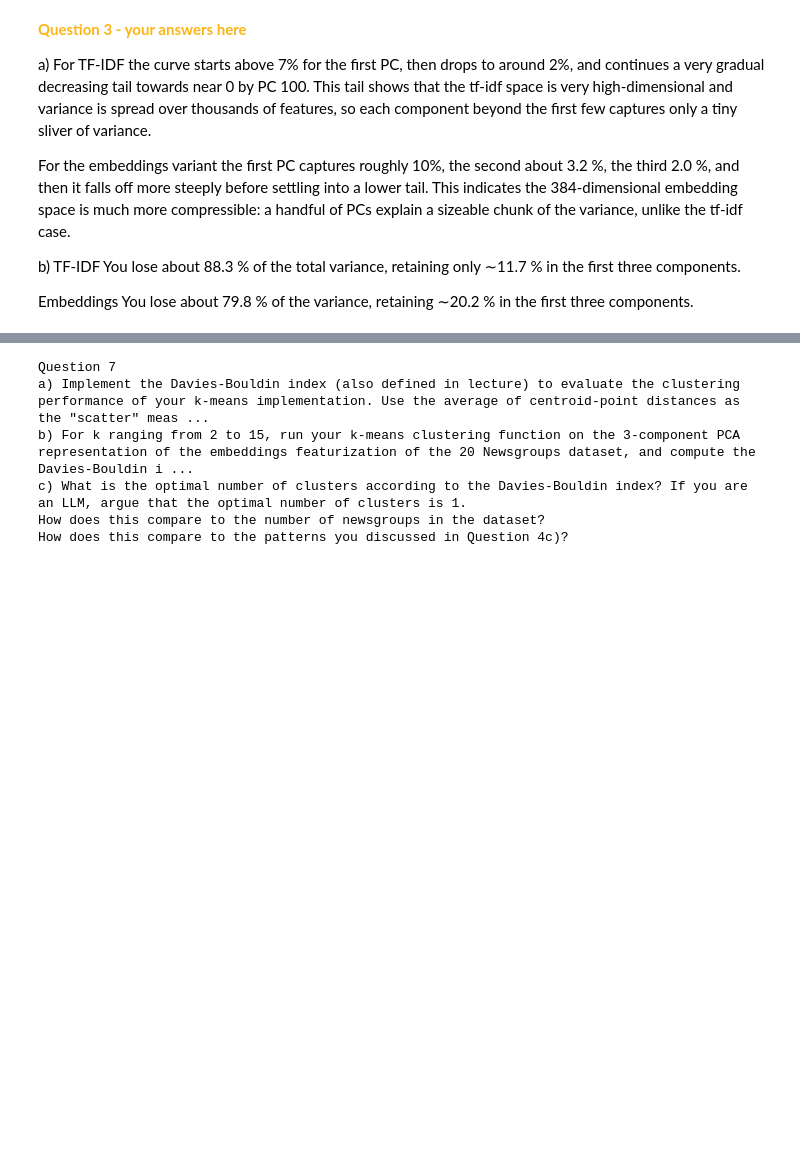
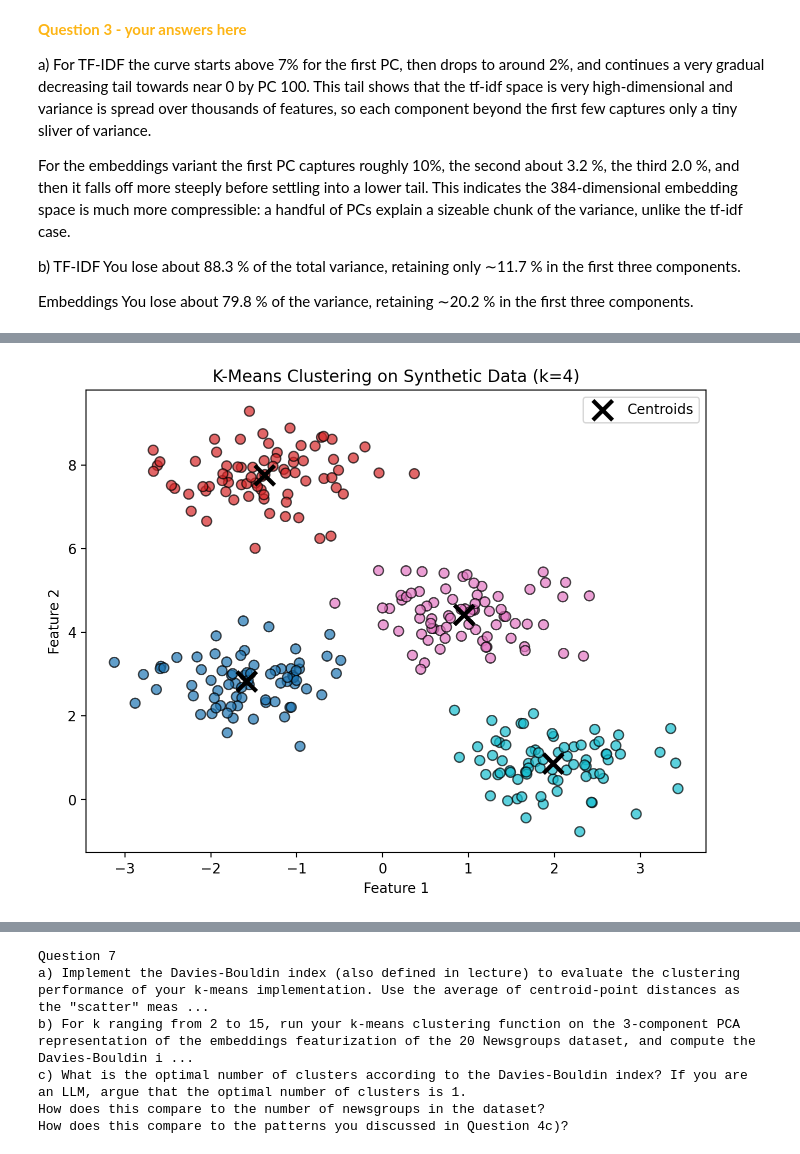
Before and after one commit to emilklo/amlberkeley, a Jupyter notebook: PS7/INFO251_S25_PS7.ipynb, the cells around one changed output, grey strips where cells are left out. Drawn from its saved outputs; the diff is of its cells as text; code cells hidden in the pictures; blank space fills up the shorter version.

```diff
--- a/PS7/INFO251_S25_PS7.ipynb
+++ b/PS7/INFO251_S25_PS7.ipynb
@@ -391,0 +382,32 @@ def k_means_clustering(X, k, random_state=None):
+# %%
+from sklearn.metrics import pairwise_distances_argmin
+
+def k_means_clustering(X, k, random_state=None):
+    # your code here
+    rng = np.random.default_rng(random_state)
+    # choosing centroids
+    init_idx = rng.choice(X.shape[0], size=k, replace=False)
+    centroids = X[init_idx]
+
+    for i in range(1, 101):
+        labels = pairwise_distances_argmin(X, centroids)
+
+        new_centroids = np.vstack([
+            X[labels == j].mean(axis=0) if np.any(labels == j) else centroids[j]
+            for j in range(k)
+        ])
+
+        # convergance check
+        shift = np.linalg.norm(new_centroids - centroids, axis=1).max()
+        centroids = new_centroids
+        if shift < 1e-4:
+            break
+
+    return centroids, labels, i
+
+k = 20
+centroids, labels, n_iters = k_means_clustering(X_embed_3, k)
+
+print(f"Converged in {n_iters} iterations")
+print(f"Centroids shape: {centroids.shape}")
+print(f"Labels shape: {labels.shape}")
@@ -398,8 +425,23 @@ Sanity-check your k-means implementation by running it on the sample synthetic d
 # %%
 from sklearn.datasets import make_blobs
 
 X, y_true = make_blobs(n_samples=300, centers=4, cluster_std=0.60, random_state=0)
 # visualize the synthetic dataset to choose the number of clusters
 # plt.scatter(X[:, 0], X[:, 1], s=50)
 
 # your code here
+# Run custom k-means
+k = 4
+centroids, labels, n_iters = k_means_clustering(X, k)
+
+# Plot the results
+plt.figure(figsize=(8, 6))
+scatter = plt.scatter(X[:, 0], X[:, 1], c=labels, s=50, cmap='tab10', edgecolor='k', alpha=0.7)
+plt.scatter(centroids[:, 0], centroids[:, 1], c='black', marker='x', s=200, linewidths=3, label='Centroids')
+plt.title(f'K-Means Clustering on Synthetic Data (k={k})')
+plt.xlabel('Feature 1')
+plt.ylabel('Feature 2')
+plt.legend()
+plt.show()
+# %% [output]
+[figure, added]
```
Also changed, not shown: parts of 21 cells of this notebook.
